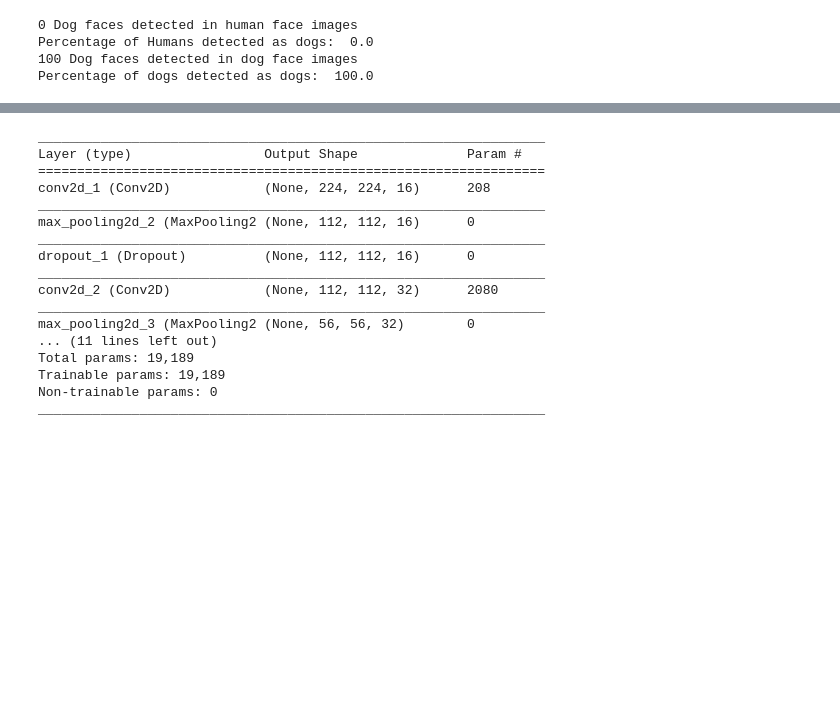
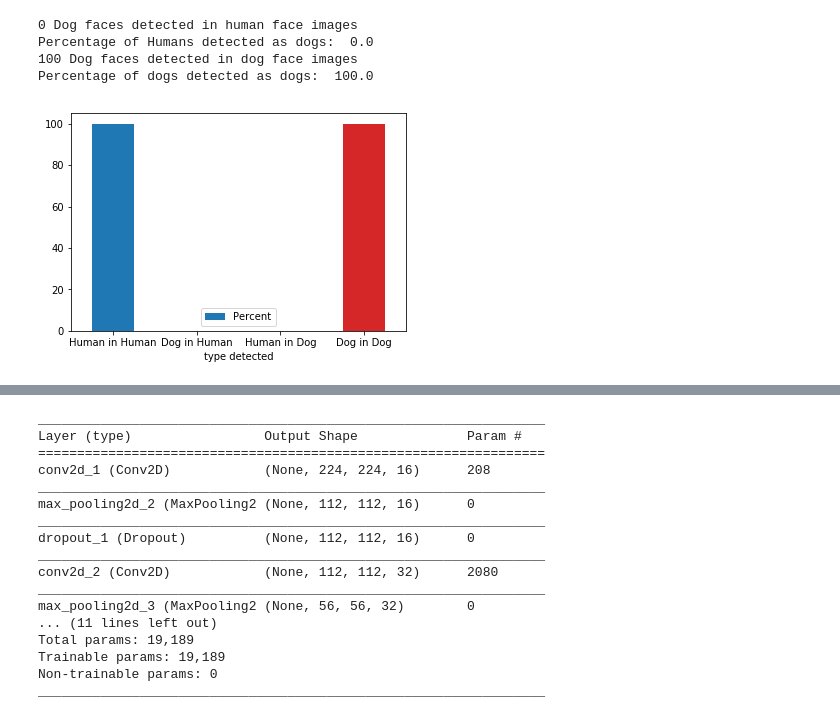
Before and after one commit to neilmistry/dogapp, a Jupyter notebook: dog_app.ipynb, the cells around one changed output, grey strips where cells are left out. Cells and saved outputs as stored; diff of their text form; code cells hidden in the pictures; blank space fills up the shorter version.

```diff
--- a/dog_app.ipynb
+++ b/dog_app.ipynb
@@ -322,6 +336,12 @@ print ('Percentage of dogs detected as dogs: ', (100*countdf/countdd))
 Percentage of Humans detected as dogs:  0.0
 100 Dog faces detected in dog face images
 Percentage of dogs detected as dogs:  100.0
+# %%
+df = pd.DataFrame({'type detected':['Human in Human', 'Dog in Human', 'Human in Dog', 'Dog in Dog'],
+                   'Percent':[counthf-countdh, countdh, countdf-countdd, countdd]})
+ax = df.plot.bar(x='type detected', y='Percent', rot=0)
+# %% [output]
+[figure, added]
 # %% [markdown]
 ---
 <a id='step3'></a>
```
Also changed, not shown: parts of 3 cells of this notebook.
